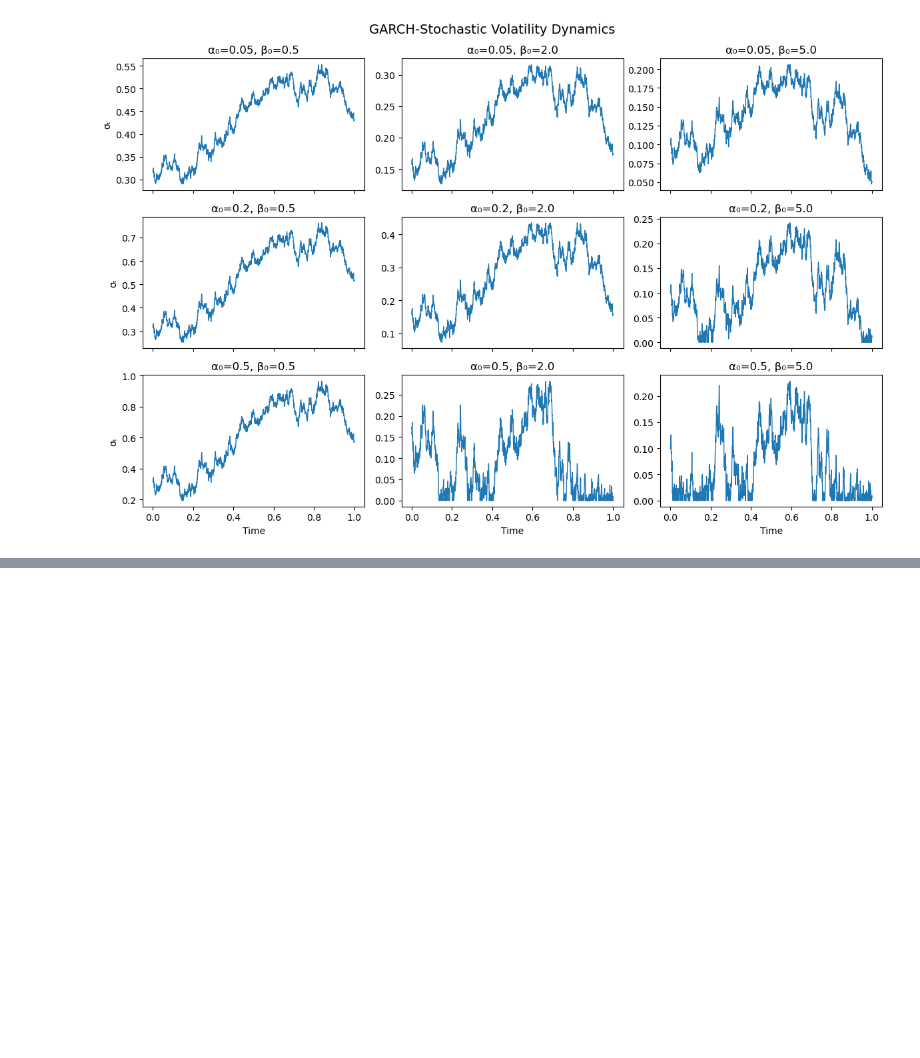
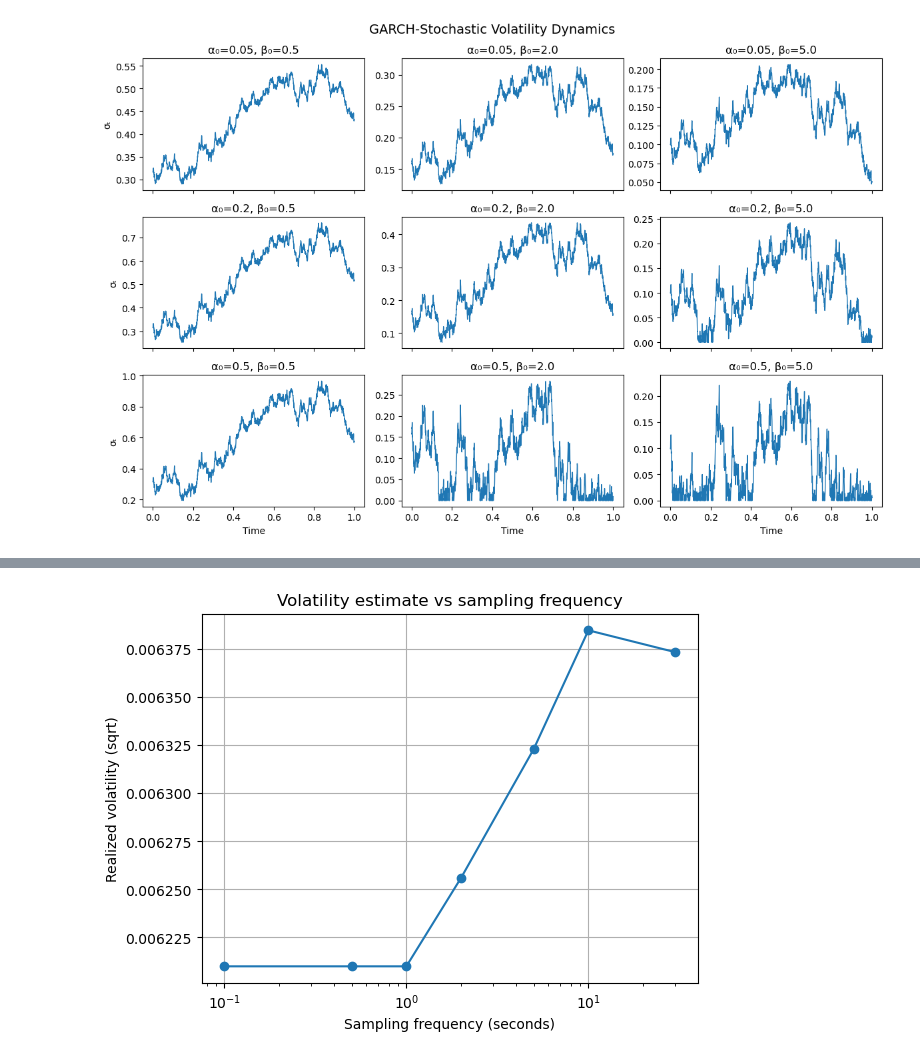
Before and after one commit to Guillaume-melis/Econometrie_S1, a Jupyter notebook: High_Frequency_Data.ipynb, the cells around one changed output, grey strips where cells are left out. Saved outputs shown, nothing was run; the diff lists cells and outputs as text; code cells hidden in the pictures; blank space fills up the shorter version.

```diff
--- a/High_Frequency_Data.ipynb
+++ b/High_Frequency_Data.ipynb
@@ -222,0 +451,22 @@ plt.show()
+# %%
+def volatility_by_frequency(prices, freqs_seconds=[0.5, 1, 2, 5, 10, 30, 60]):
+    res = []
+    for dt in freqs_seconds:
+        reg = to_regular_time_series(pd.DataFrame({'Time': np.arange(len(prices)), 'midprice': prices}), dt_seconds=dt)
+        series = reg['price']
+        rv = np.sum(np.diff(np.log(series))**2)
+        res.append({'freq': dt, 'RV': rv})
+    df = pd.DataFrame(res)
+    df['Vol'] = np.sqrt(df['RV'])
+    return df
+
+df_freq = volatility_by_frequency(mid_df['midprice'], freqs_seconds=[0.1, 0.5, 1, 2, 5, 10, 30])
+plt.plot(df_freq['freq'], df_freq['Vol'], marker='o')
+plt.xscale('log')
+plt.xlabel("Sampling frequency (seconds)")
+plt.ylabel("Realized volatility (sqrt)")
+plt.title("Volatility estimate vs sampling frequency")
+plt.grid(True)
+plt.show()
+# %% [output]
+[figure, added]
```
Also changed, not shown: parts of 10 cells of this notebook, 2 other files.
